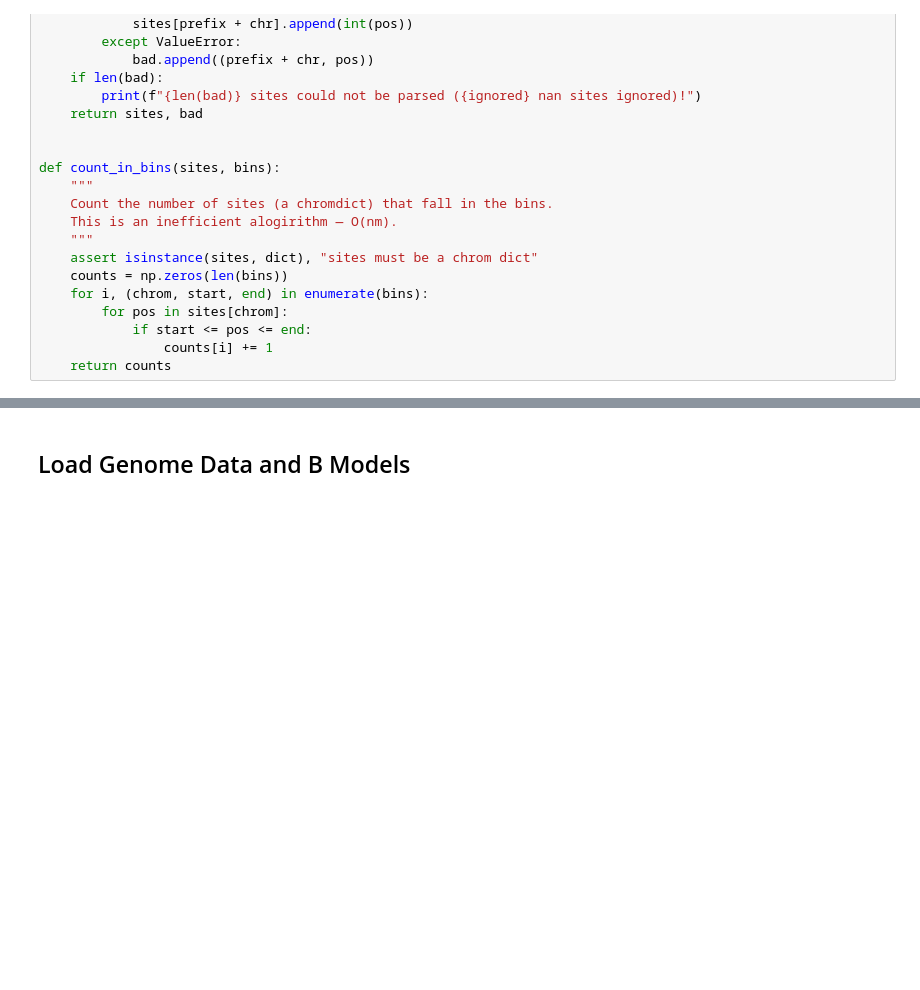
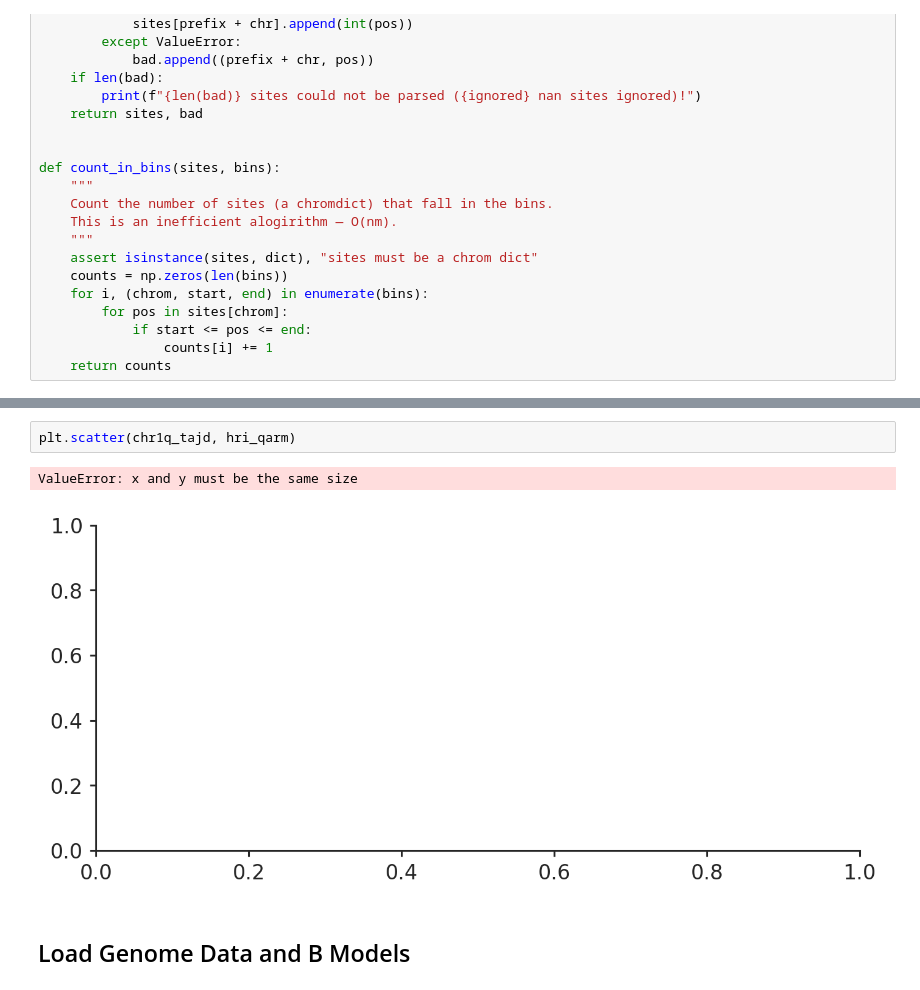
Before and after one commit to vsbuffalo/bprime, a Jupyter notebook: notebooks/hri_regions.ipynb, the cells around one changed output, grey strips where cells are left out. Saved outputs shown, nothing was run; the diff lists cells and outputs as text; blank space fills up the shorter version.

```diff
--- a/notebooks/hri_regions.ipynb
+++ b/notebooks/hri_regions.ipynb
@@ -53,3 +129,8 @@ def count_in_bins(sites, bins):
+# %%
+plt.scatter(chr1q_tajd, hri_qarm)
+# %% [output]
+ValueError: x and y must be the same size
+[figure, added]
 # %% [markdown]
 ## Load Genome Data and B Models
 # %%
```
Also changed, not shown: parts of 21 cells of this notebook, 11 other files.
